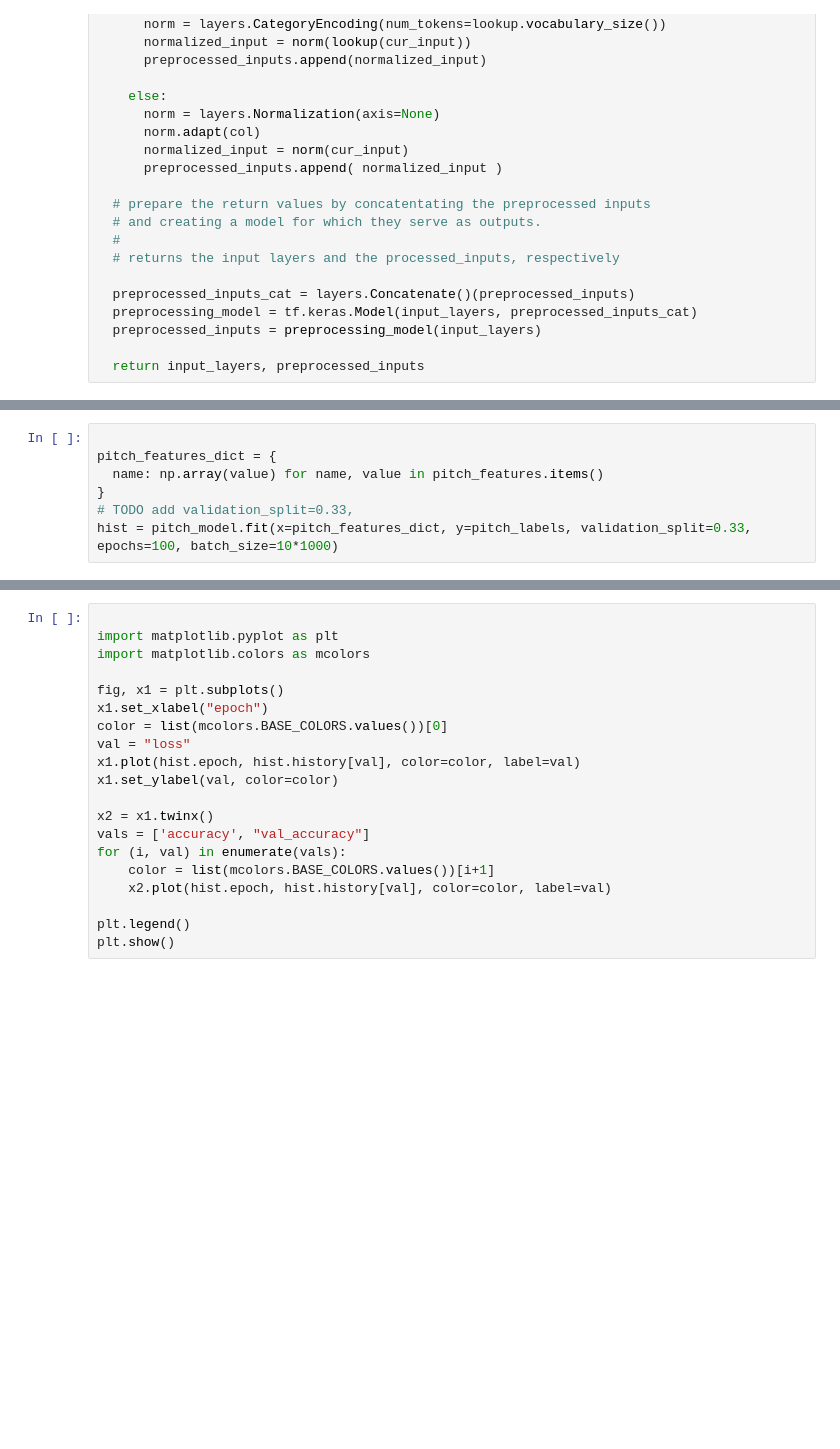
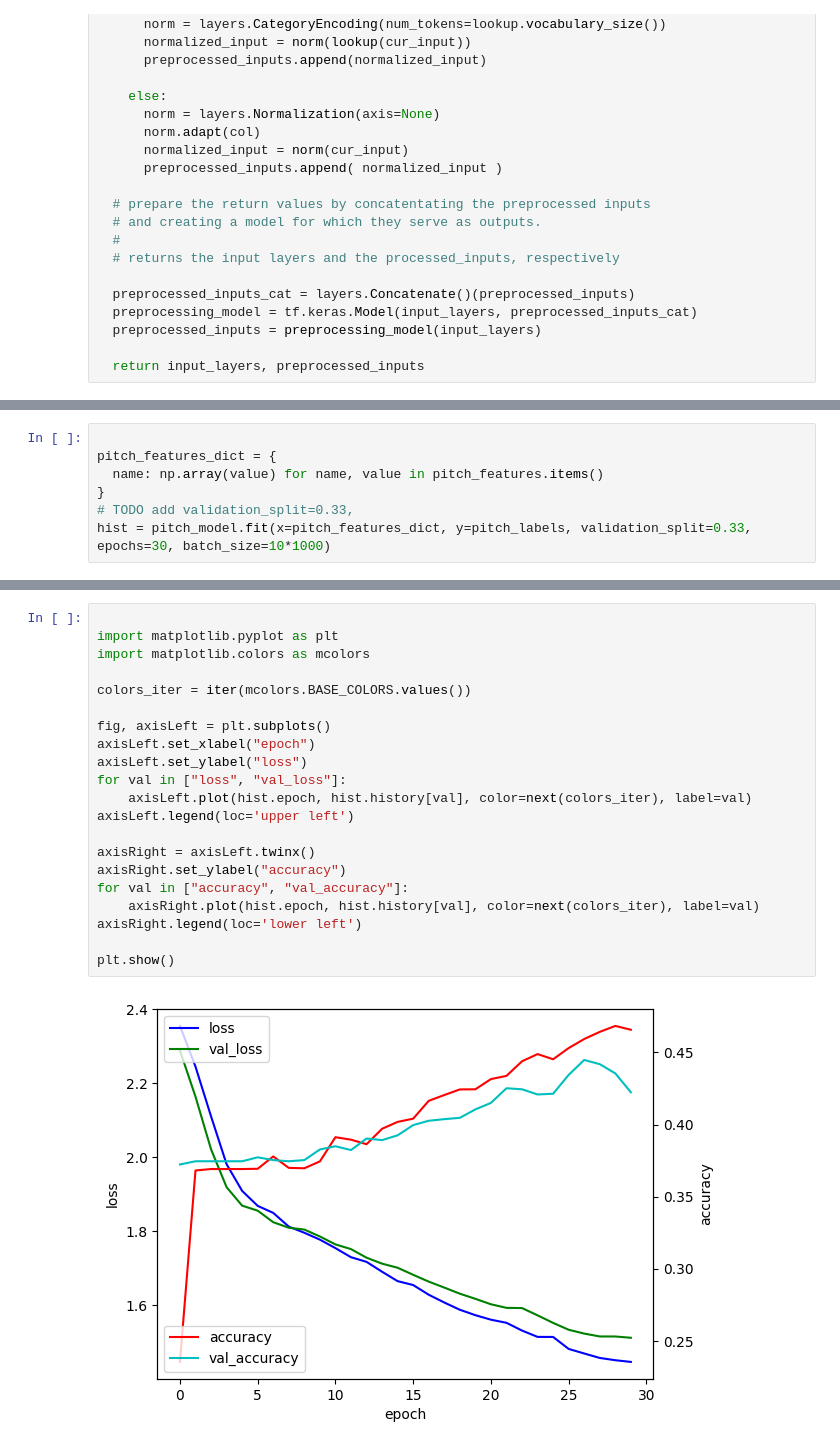
Before and after one commit to linde/pitch-prediction-playground, a Jupyter notebook: pitch-guesser.ipynb, the cells around one changed output, grey strips where cells are left out. Saved outputs shown, nothing was run; the diff lists cells and outputs as text; blank space fills up the shorter version.

Commit message:
some plot improvements, need to refactor into a lib

```diff
--- a/pitch-guesser.ipynb
+++ b/pitch-guesser.ipynb
@@ -200,4 +241,4 @@ pitch_features_dict = {
   name: np.array(value) for name, value in pitch_features.items()
 }
 # TODO add validation_split=0.33,
-hist = pitch_model.fit(x=pitch_features_dict, y=pitch_labels, validation_split=0.33, epochs=100, batch_size=10*1000)
+hist = pitch_model.fit(x=pitch_features_dict, y=pitch_labels, validation_split=0.33, epochs=30, batch_size=10*1000)
@@ -204,20 +263,23 @@ hist = pitch_model.fit(x=pitch_features_dict, y=pitch_labels, validation_split=0
 # %%
 
 import matplotlib.pyplot as plt
 import matplotlib.colors as mcolors
 
-fig, x1 = plt.subplots()
-x1.set_xlabel("epoch")
-color = list(mcolors.BASE_COLORS.values())[0]
-val = "loss"
-x1.plot(hist.epoch, hist.history[val], color=color, label=val)
-x1.set_ylabel(val, color=color)
+colors_iter = iter(mcolors.BASE_COLORS.values())
 
-x2 = x1.twinx()
-vals = ['accuracy', "val_accuracy"]
-for (i, val) in enumerate(vals):
-    color = list(mcolors.BASE_COLORS.values())[i+1]
-    x2.plot(hist.epoch, hist.history[val], color=color, label=val)
+fig, axisLeft = plt.subplots()
+axisLeft.set_xlabel("epoch")
+axisLeft.set_ylabel("loss")
+for val in ["loss", "val_loss"]:
+    axisLeft.plot(hist.epoch, hist.history[val], color=next(colors_iter), label=val)
+axisLeft.legend(loc='upper left')
 
-plt.legend()
+axisRight = axisLeft.twinx()
+axisRight.set_ylabel("accuracy")
+for val in ["accuracy", "val_accuracy"]:
+    axisRight.plot(hist.epoch, hist.history[val], color=next(colors_iter), label=val)
+axisRight.legend(loc='lower left')
+
 plt.show()
+# %% [output]
+[figure, added]
```
Also changed, not shown: parts of 4 cells of this notebook, 1 other file.
